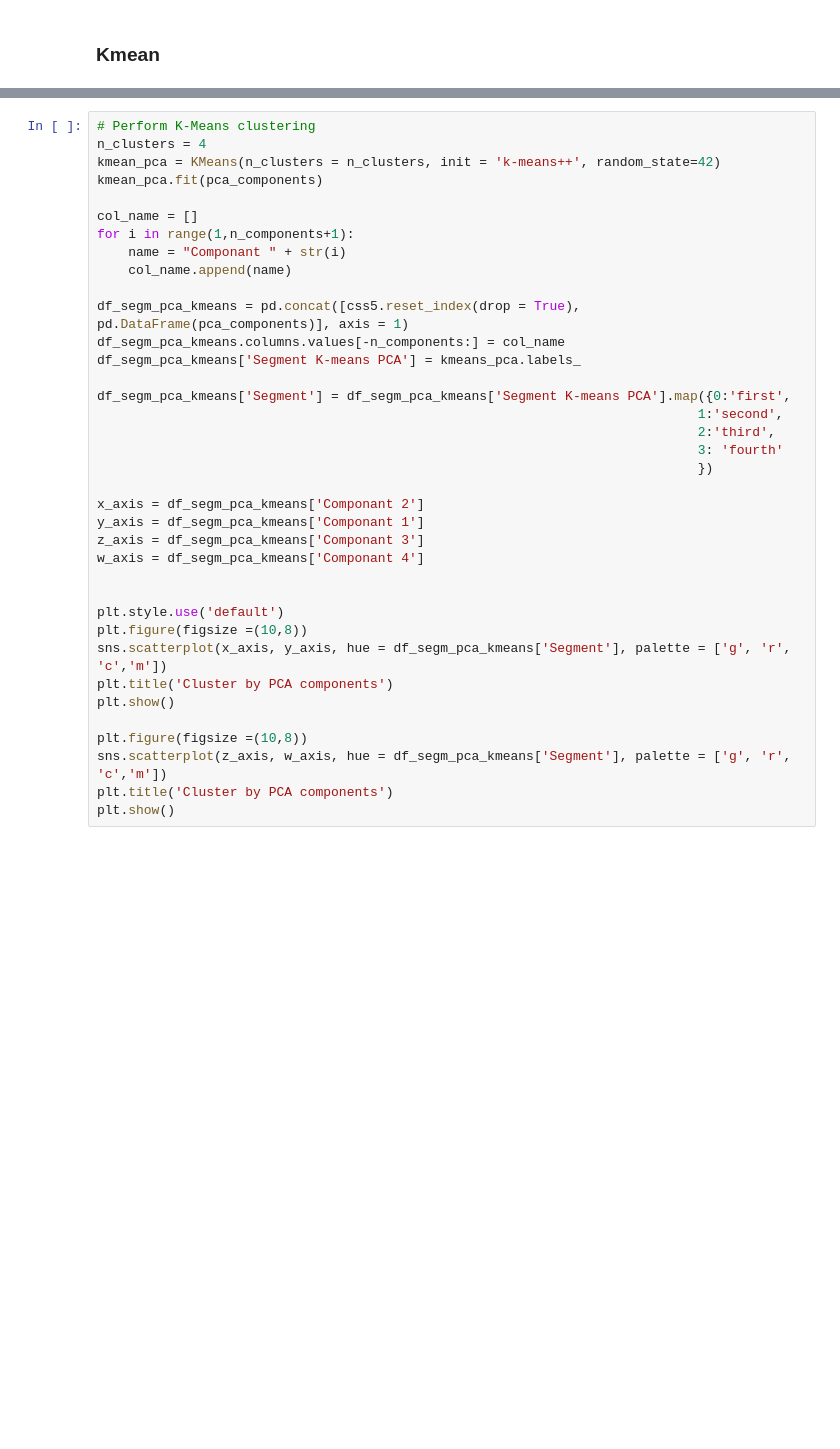
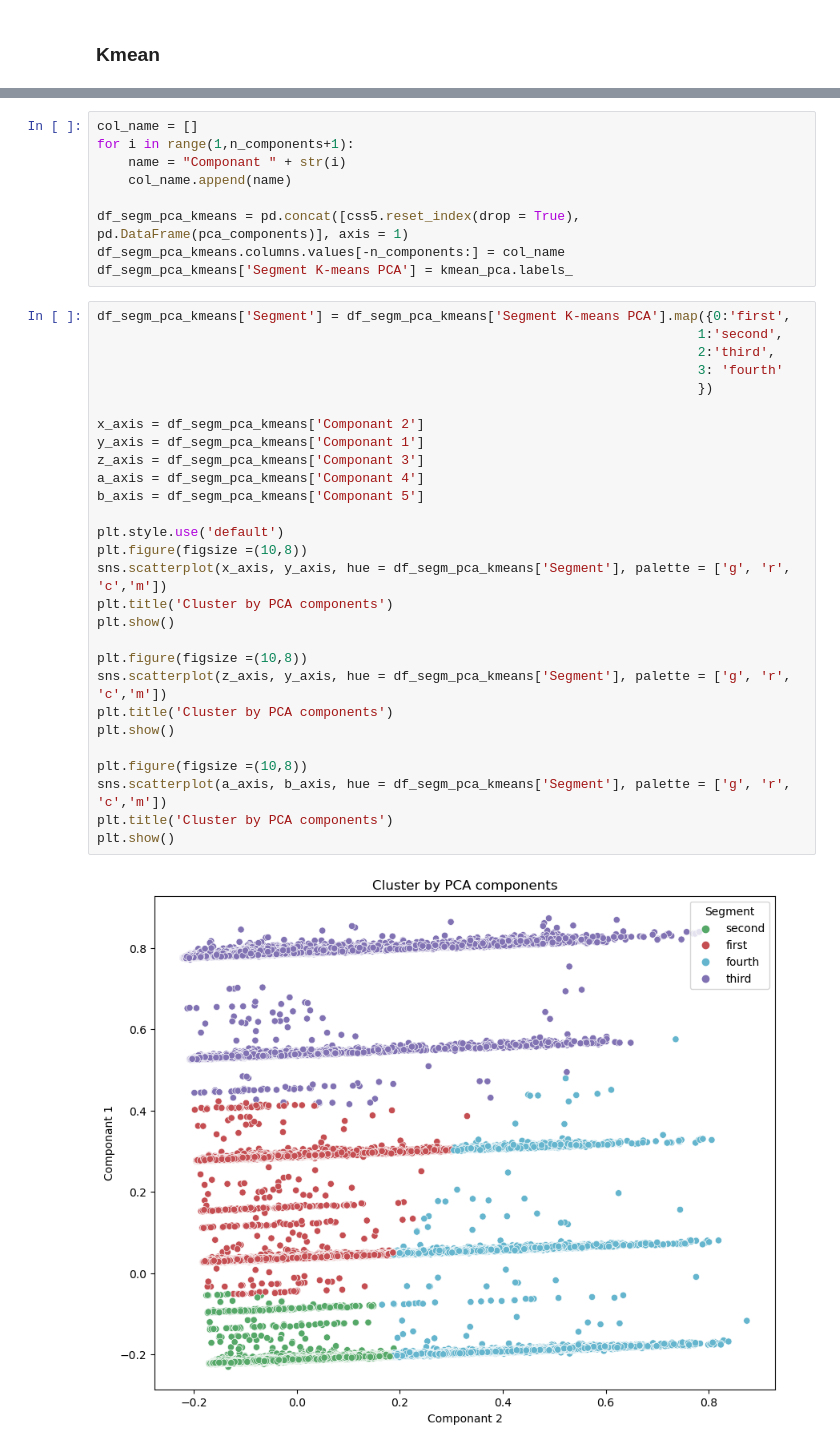
Before and after one commit to MaximeAlt/Brazilia, a Jupyter notebook: Clustering Fonction CSS5.ipynb, the cells around one changed output, grey strips where cells are left out. Saved outputs shown, nothing was run; the diff lists cells and outputs as text; blank space fills up the shorter version.

```diff
--- a/Clustering Fonction CSS5.ipynb
+++ b/Clustering Fonction CSS5.ipynb
@@ -205,37 +242,39 @@ plt.show()
+# %%
+col_name = []
+for i in range(1,n_components+1):
+    name = "Componant " + str(i)
+    col_name.append(name)
+
+df_segm_pca_kmeans = pd.concat([css5.reset_index(drop = True), pd.DataFrame(pca_components)], axis = 1)
+df_segm_pca_kmeans.columns.values[-n_components:] = col_name
+df_segm_pca_kmeans['Segment K-means PCA'] = kmean_pca.labels_
 # %%
-# Perform K-Means clustering
-n_clusters = 4
-kmean_pca = KMeans(n_clusters = n_clusters, init = 'k-means++', random_state=42)
-kmean_pca.fit(pca_components)
-
-col_name = []
-for i in range(1,n_components+1):
-    name = "Componant " + str(i)
-    col_name.append(name)
-
-df_segm_pca_kmeans = pd.concat([css5.reset_index(drop = True), pd.DataFrame(pca_components)], axis = 1)
-df_segm_pca_kmeans.columns.values[-n_components:] = col_name
-df_segm_pca_kmeans['Segment K-means PCA'] = kmeans_pca.labels_
-
 df_segm_pca_kmeans['Segment'] = df_segm_pca_kmeans['Segment K-means PCA'].map({0:'first',
                                                                              1:'second',
                                                                              2:'third',
                                                                              3: 'fourth'
                                                                              })
 
 x_axis = df_segm_pca_kmeans['Componant 2']
 y_axis = df_segm_pca_kmeans['Componant 1']
 z_axis = df_segm_pca_kmeans['Componant 3']
-w_axis = df_segm_pca_kmeans['Componant 4']
-
+a_axis = df_segm_pca_kmeans['Componant 4']
+b_axis = df_segm_pca_kmeans['Componant 5']
 
 plt.style.use('default')
 plt.figure(figsize =(10,8))
 sns.scatterplot(x_axis, y_axis, hue = df_segm_pca_kmeans['Segment'], palette = ['g', 'r', 'c','m'])
 plt.title('Cluster by PCA components')
 plt.show()
 
 plt.figure(figsize =(10,8))
-sns.scatterplot(z_axis, w_axis, hue = df_segm_pca_kmeans['Segment'], palette = ['g', 'r', 'c','m'])
+sns.scatterplot(z_axis, y_axis, hue = df_segm_pca_kmeans['Segment'], palette = ['g', 'r', 'c','m'])
 plt.title('Cluster by PCA components')
 plt.show()
+
+plt.figure(figsize =(10,8))
+sns.scatterplot(a_axis, b_axis, hue = df_segm_pca_kmeans['Segment'], palette = ['g', 'r', 'c','m'])
+plt.title('Cluster by PCA components')
+plt.show()
+# %% [output]
+[figure, added]
```
Also changed, not shown: parts of 9 cells of this notebook, 2 other files.
